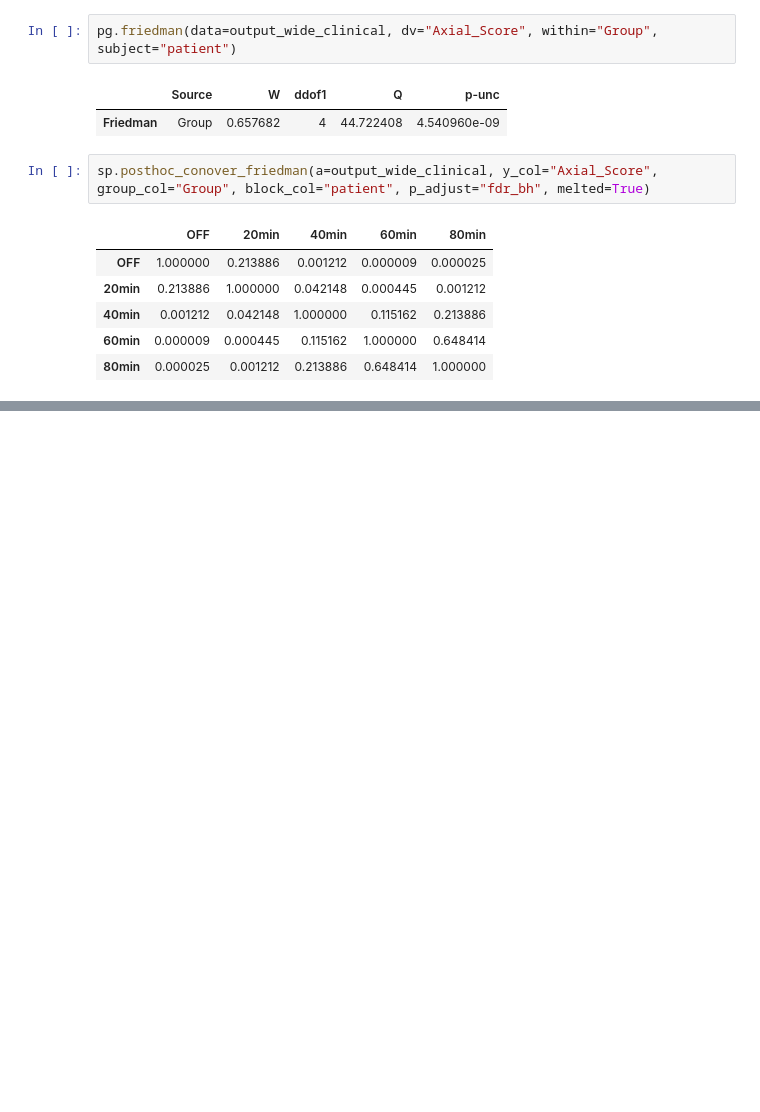
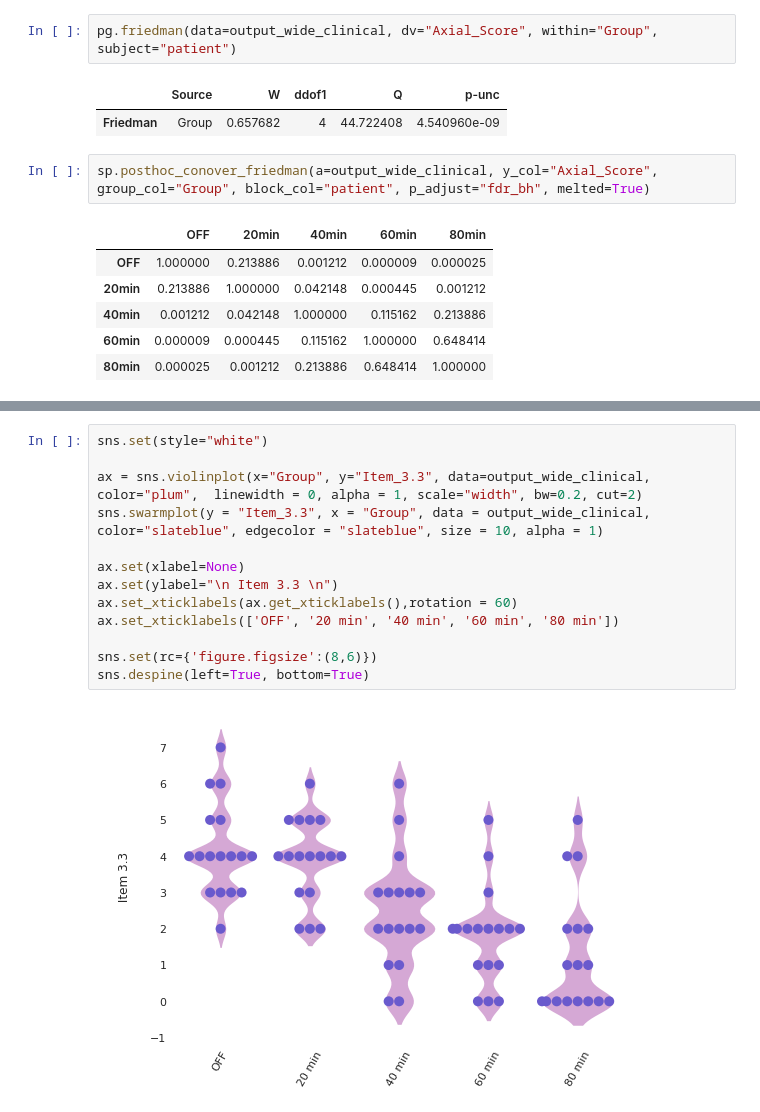
Before and after one commit to Le-bruit-de-nos-pas/3D_Kinematics_Levodopa_Challenge_2021-2023, a Jupyter notebook: LCT_ClinicalData.ipynb, the cells around one changed output, grey strips where cells are left out. Cells and saved outputs as stored; diff of their text form; blank space fills up the shorter version.

```diff
--- a/LCT_ClinicalData.ipynb
+++ b/LCT_ClinicalData.ipynb
@@ -300,0 +354,15 @@ sp.posthoc_conover_friedman(a=output_wide_clinical, y_col="Axial_Score", group_c
+# %%
+sns.set(style="white")
+
+ax = sns.violinplot(x="Group", y="Item_3.3", data=output_wide_clinical, color="plum",  linewidth = 0, alpha = 1, scale="width", bw=0.2, cut=2)
+sns.swarmplot(y = "Item_3.3", x = "Group", data = output_wide_clinical, color="slateblue", edgecolor = "slateblue", size = 10, alpha = 1)
+
+ax.set(xlabel=None)
+ax.set(ylabel="\n Item 3.3 \n")
+ax.set_xticklabels(ax.get_xticklabels(),rotation = 60)
+ax.set_xticklabels(['OFF', '20 min', '40 min', '60 min', '80 min'])
+
+sns.set(rc={'figure.figsize':(8,6)})
+sns.despine(left=True, bottom=True)
+# %% [output]
+[figure, added]
```
Also changed, not shown: parts of 47 cells of this notebook.
